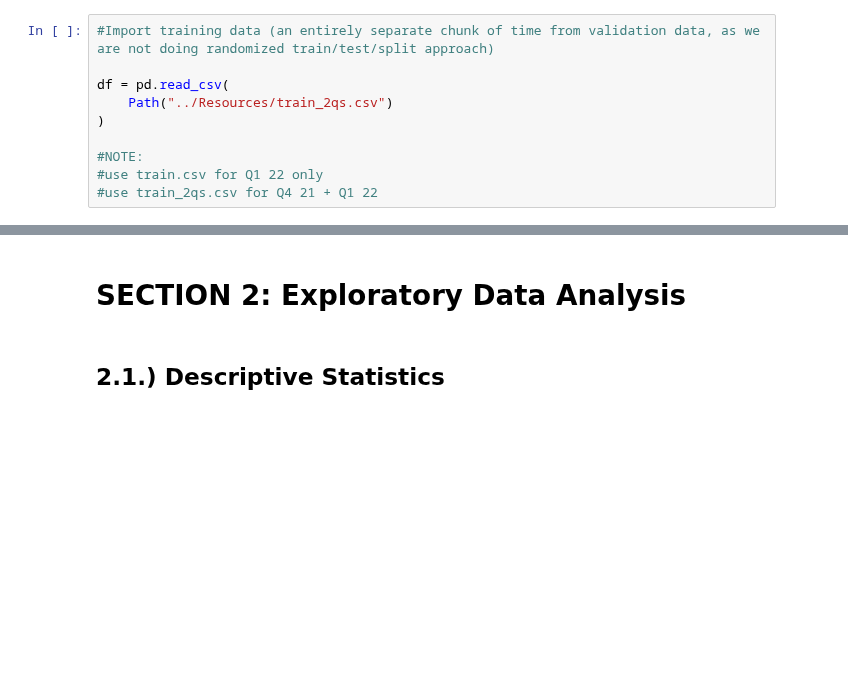
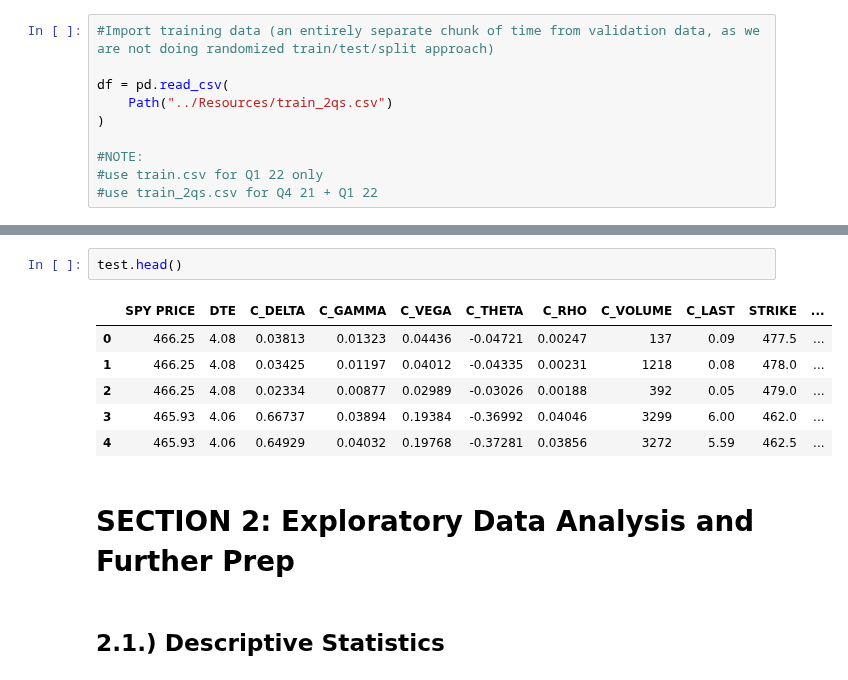
Before and after one commit to aarch23/OptYx, a Jupyter notebook: Part1/forests_no_random_splits.ipynb, the cells around one changed output, grey strips where cells are left out. Drawn from its saved outputs; the diff is of its cells as text; blank space fills up the shorter version.

```diff
--- a/Part1/forests_no_random_splits.ipynb
+++ b/Part1/forests_no_random_splits.ipynb
@@ -79,5 +88,14 @@ df.head()
+# %%
+test.head()
+# %% [output]
+|  | SPY PRICE | DTE | C_DELTA | C_GAMMA | C_VEGA | C_THETA | C_RHO | C_VOLUME | C_LAST | STRIKE | ... |
+| 0 | 466.25 | 4.08 | 0.03813 | 0.01323 | 0.04436 | -0.04721 | 0.00247 | 137 | 0.09 | 477.5 | ... |
+| 1 | 466.25 | 4.08 | 0.03425 | 0.01197 | 0.04012 | -0.04335 | 0.00231 | 1218 | 0.08 | 478.0 | ... |
+| 2 | 466.25 | 4.08 | 0.02334 | 0.00877 | 0.02989 | -0.03026 | 0.00188 | 392 | 0.05 | 479.0 | ... |
+| 3 | 465.93 | 4.06 | 0.66737 | 0.03894 | 0.19384 | -0.36992 | 0.04046 | 3299 | 6.00 | 462.0 | ... |
+| 4 | 465.93 | 4.06 | 0.64929 | 0.04032 | 0.19768 | -0.37281 | 0.03856 | 3272 | 5.59 | 462.5 | ... |
 # %% [markdown]
-# SECTION 2: Exploratory Data Analysis
+# __SECTION 2: Exploratory Data Analysis and Further Prep__
 # %% [markdown]
 ## 2.1.) Descriptive Statistics
 # %%
```
Also changed, not shown: parts of 54 cells of this notebook.
